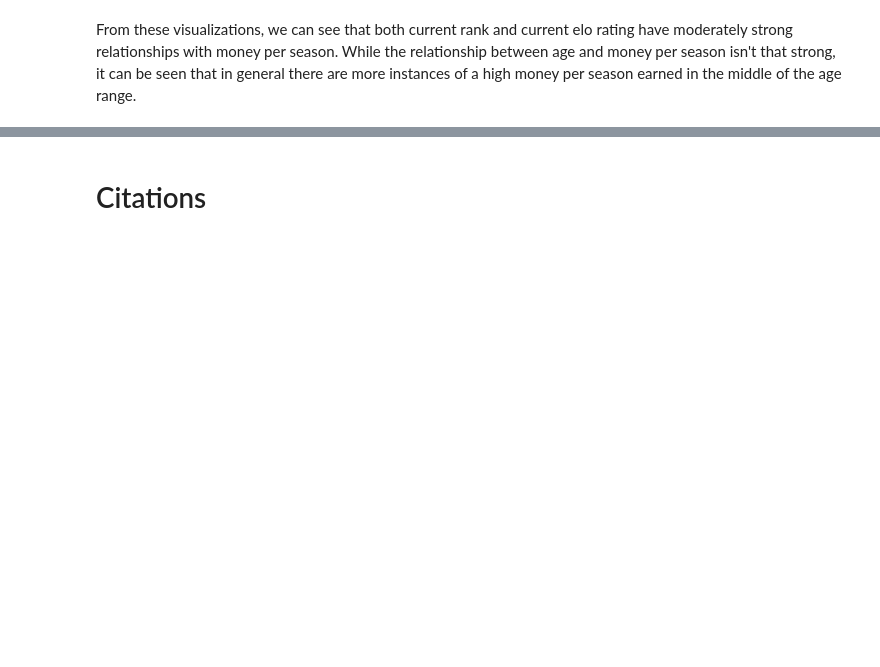
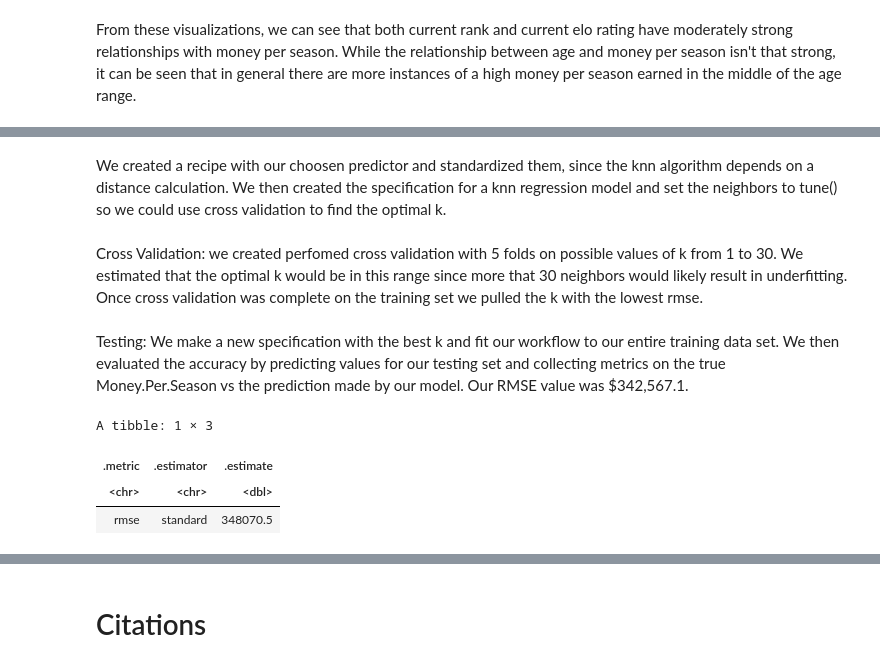
Before and after one commit to mnvibhakar/TennisSalaryProject, a Jupyter notebook: project_report.ipynb, the cells around one changed output, grey strips where cells are left out. Saved outputs shown, nothing was run; the diff lists cells and outputs as text; code cells hidden in the pictures; blank space fills up the shorter version.

```diff
--- a/project_report.ipynb
+++ b/project_report.ipynb
@@ -137,0 +140,56 @@ From these visualizations, we can see that both current rank and current elo rat
+# %% [markdown]
+We created a recipe with our choosen predictor and standardized them, since the knn algorithm depends on a distance calculation. We then created the specification for a knn regression model and set the neighbors to tune() so we could use cross validation to find the optimal k.
+# %%
+tennis_recipe <- recipe(Money.Per.Season~Age + Current.Rank + Current.Elo.Rating, data = tennis_training) |>
+step_scale(all_predictors()) |>
+step_center(all_predictors())
+
+tennis_spec <- nearest_neighbor(weight_func = "rectangular", neighbors = tune()) |>
+set_engine("kknn") |>
+set_mode("regression")
+# %% [markdown]
+Cross Validation: we created perfomed cross validation with 5 folds on possible values of k from 1 to 30. We estimated that the optimal k would be in this range since more that 30 neighbors would likely result in underfitting. Once cross validation was complete on the training set we pulled the k with the lowest rmse.
+# %%
+tennis_vfold <- vfold_cv(tennis_training, v = 5, strata = Money.Per.Season)
+
+tennis_wkflw <- workflow() |>
+add_recipe(tennis_recipe) |>
+add_model(tennis_spec)
+
+gridvals <- tibble(neighbors = seq(from = 1, to = 30))
+tune_results <- tennis_wkflw |>
+tune_grid(resamples = tennis_vfold, grid = gridvals) |>
+collect_metrics() |>
+filter(.metric == "rmse")
+
+best_k <- filter(tune_results, mean == min(mean)) |>
+pull(neighbors)
+
+neighbors_plot <- tune_results |>
+ggplot(aes(x = neighbors, y = mean)) +
+geom_point()
+# %% [markdown]
+Testing: We make a new specification with the best k and fit our workflow to our entire training data set. We then evaluated the accuracy by predicting values for our testing set and collecting metrics on the true Money.Per.Season vs the prediction made by our model. Our RMSE value was $342,567.1.
+# %%
+best_tennis_spec <- nearest_neighbor(weight_func = "rectangular", neighbors = best_k) |>
+set_engine("kknn") |>
+set_mode("regression")
+
+tennis_fit <- workflow() |>
+add_recipe(tennis_recipe) |>
+add_model(best_tennis_spec) |>
+fit(data = tennis_training)
+
+tennis_predictions <- tennis_fit |>
+predict(tennis_testing) |>
+bind_cols(tennis_testing)
+
+tennis_summary <- tennis_predictions |>
+metrics(truth = Money.Per.Season, estimate = .pred) |>
+filter(.metric == "rmse")
+tennis_summary
+# %% [output]
+A tibble: 1 × 3
+| .metric | .estimator | .estimate |
+| <chr> | <chr> | <dbl> |
+| rmse | standard | 348070.5 |
```
Also changed, not shown: parts of 4 cells of this notebook.
